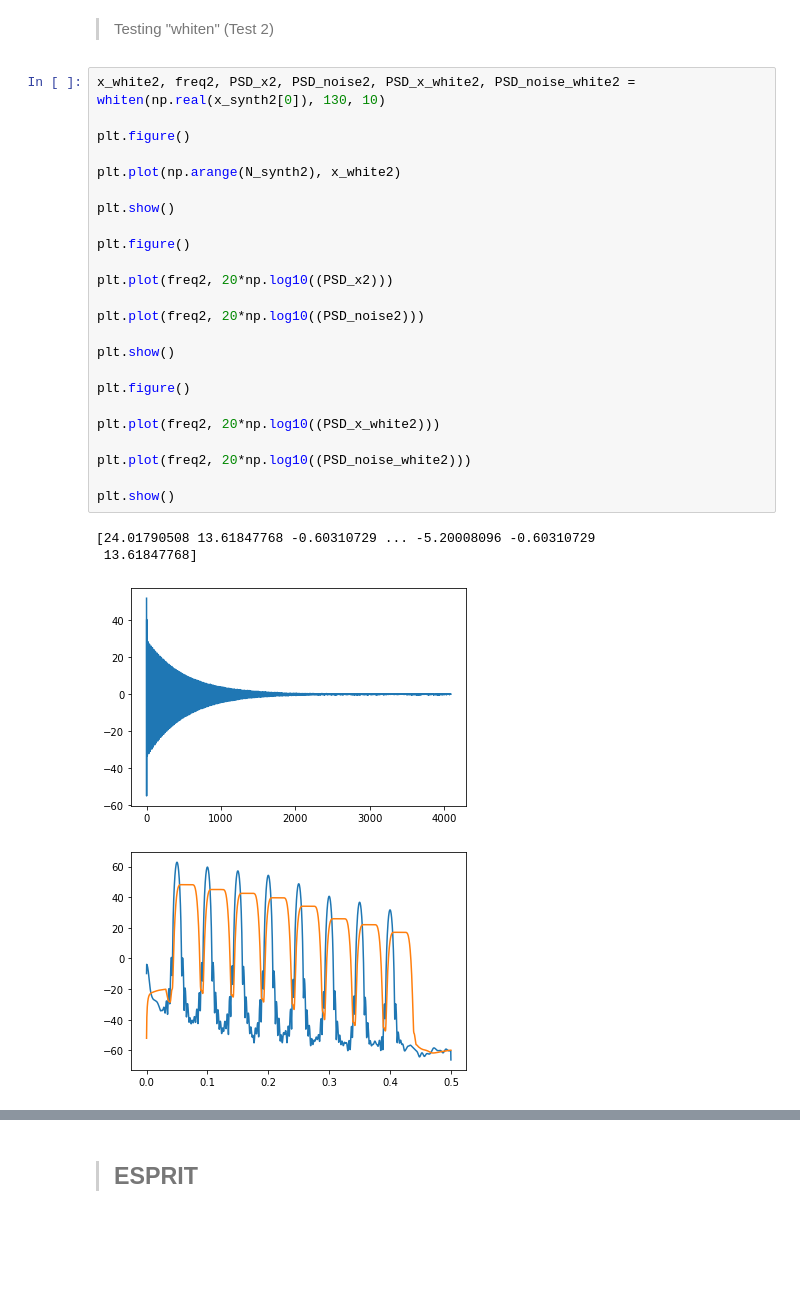
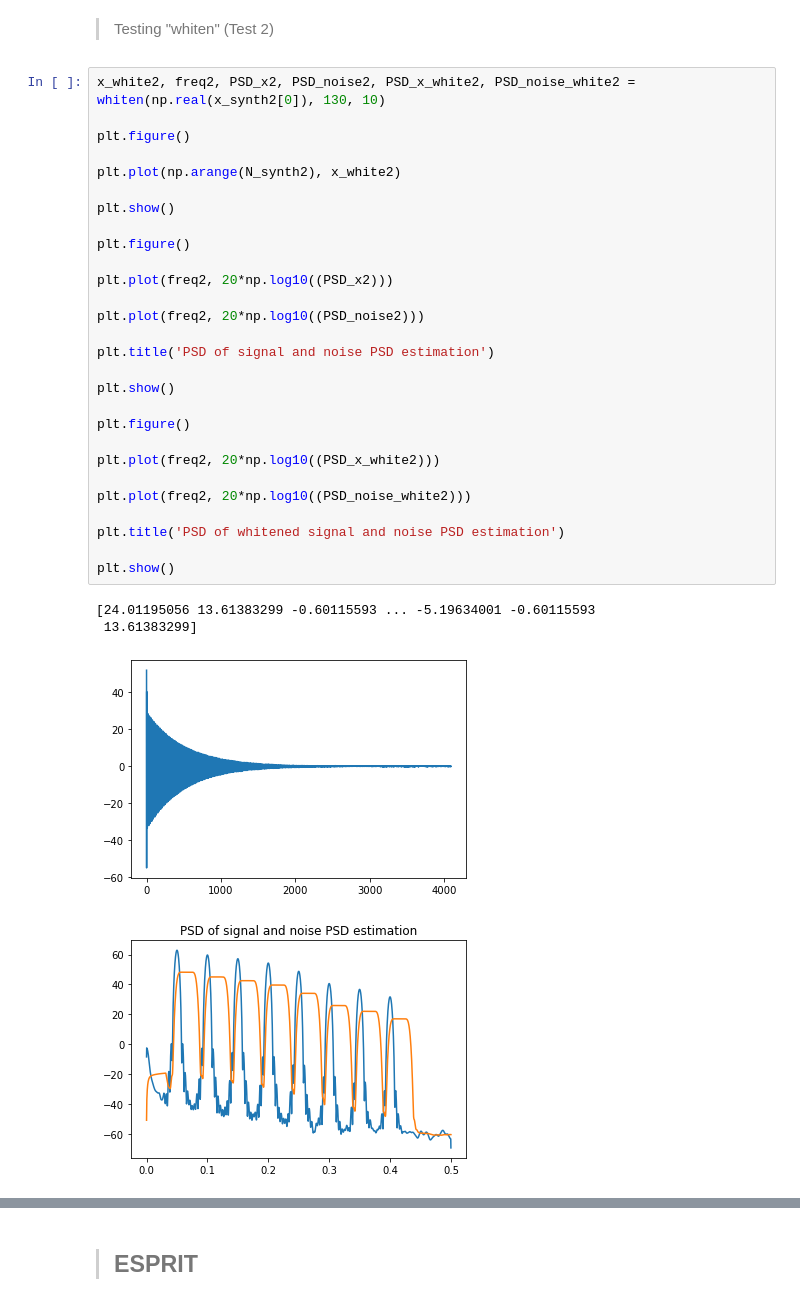
Before and after one commit to piptouque/atiam_pam_hrparam, a Jupyter notebook: source/ESPRIT-Roy.ipynb, the cells around one changed output, grey strips where cells are left out. Drawn from its saved outputs; the diff is of its cells as text; blank space fills up the shorter version.

```diff
--- a/source/ESPRIT-Roy.ipynb
+++ b/source/ESPRIT-Roy.ipynb
@@ -488,29 +489,33 @@ plt.show()
 # %%
 x_white2, freq2, PSD_x2, PSD_noise2, PSD_x_white2, PSD_noise_white2 = whiten(np.real(x_synth2[0]), 130, 10)
 
 plt.figure()
 
 plt.plot(np.arange(N_synth2), x_white2)
 
 plt.show()
 
 plt.figure()
 
 plt.plot(freq2, 20*np.log10((PSD_x2)))
 
 plt.plot(freq2, 20*np.log10((PSD_noise2)))
 
+plt.title('PSD of signal and noise PSD estimation')
+
 plt.show()
 
 plt.figure()
 
 plt.plot(freq2, 20*np.log10((PSD_x_white2)))
 
 plt.plot(freq2, 20*np.log10((PSD_noise_white2)))
 
+plt.title('PSD of whitened signal and noise PSD estimation')
+
 plt.show()
 # %% [output]
-[24.01790508 13.61847768 -0.60310729 ... -5.20008096 -0.60310729
- 13.61847768]
+[24.01195056 13.61383299 -0.60115593 ... -5.19634001 -0.60115593
+ 13.61383299]
 [figure]
-[figure, old version]
+[figure, new version]
```
Also changed, not shown: parts of 6 cells of this notebook, 26 other files.
